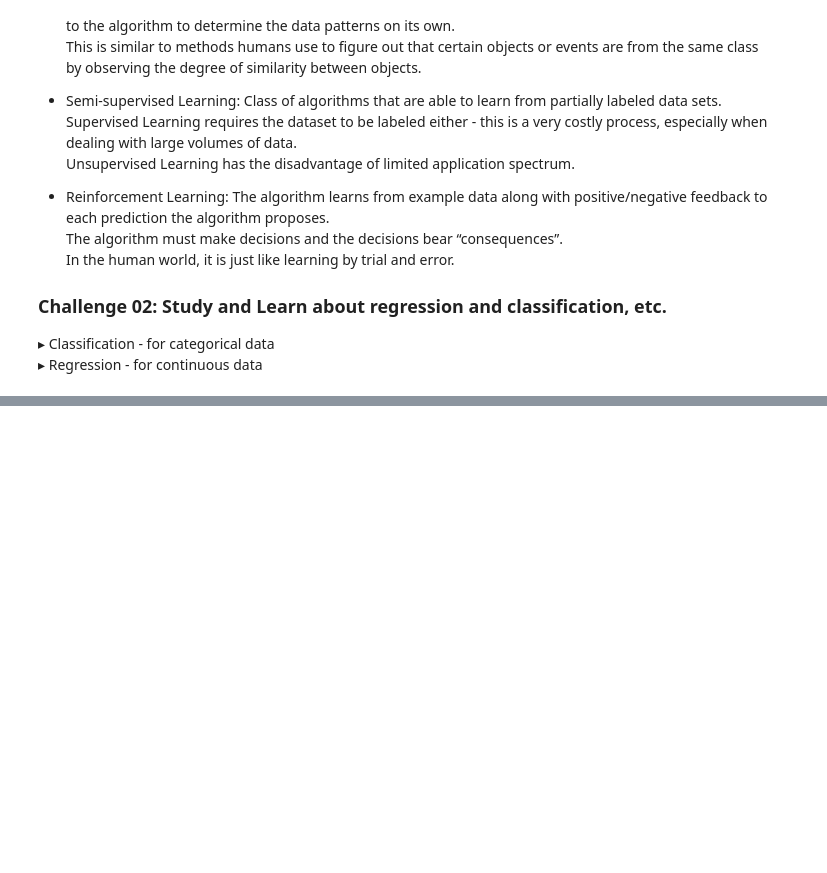
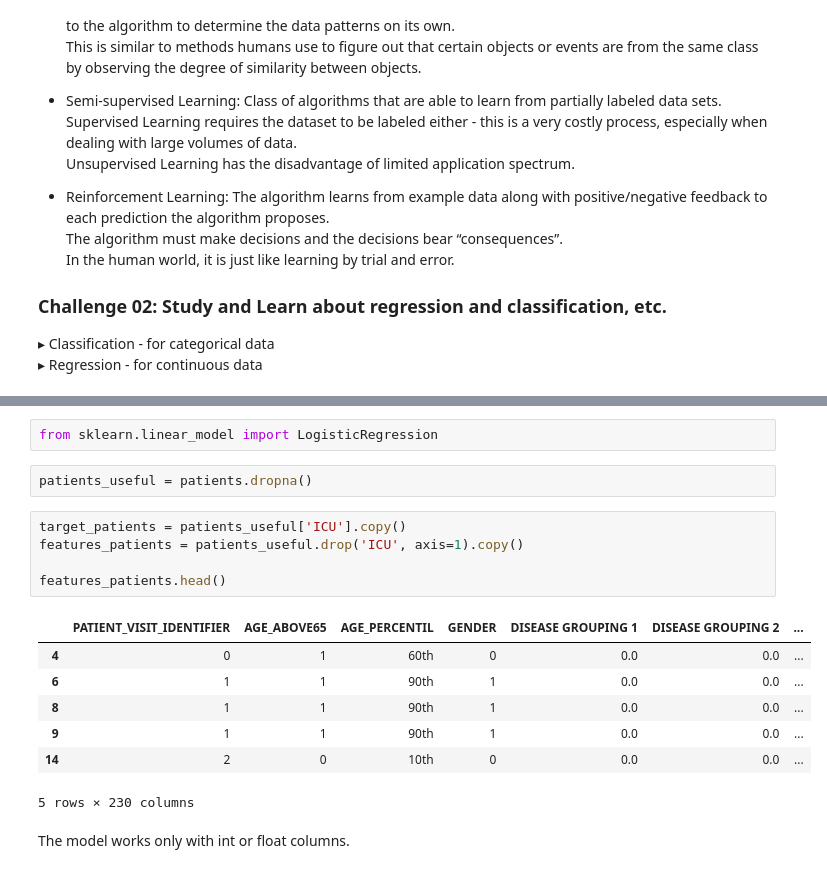
Before and after one commit to gabrielatrindade/alura-bootcamp, a Jupyter notebook: module5/kaggle_sirio_libanes.ipynb, the cells around one changed output, grey strips where cells are left out. Saved outputs shown, nothing was run; the diff lists cells and outputs as text; blank space fills up the shorter version.

```diff
--- a/module5/kaggle_sirio_libanes.ipynb
+++ b/module5/kaggle_sirio_libanes.ipynb
@@ -97,0 +104,19 @@ From wwcode slides:
+# %%
+from sklearn.linear_model import LogisticRegression
+# %%
+patients_useful = patients.dropna()
+# %%
+target_patients = patients_useful['ICU'].copy()
+features_patients = patients_useful.drop('ICU', axis=1).copy()
+
+features_patients.head()
+# %% [output]
+|  | PATIENT_VISIT_IDENTIFIER | AGE_ABOVE65 | AGE_PERCENTIL | GENDER | DISEASE GROUPING 1 | DISEASE GROUPING 2 | ... |
+| 4 | 0 | 1 | 60th | 0 | 0.0 | 0.0 | ... |
+| 6 | 1 | 1 | 90th | 1 | 0.0 | 0.0 | ... |
+| 8 | 1 | 1 | 90th | 1 | 0.0 | 0.0 | ... |
+| 9 | 1 | 1 | 90th | 1 | 0.0 | 0.0 | ... |
+| 14 | 2 | 0 | 10th | 0 | 0.0 | 0.0 | ... |
+5 rows × 230 columns
+# %% [markdown]
+The model works only with int or float columns.
```
Also changed, not shown: parts of 16 cells of this notebook.
